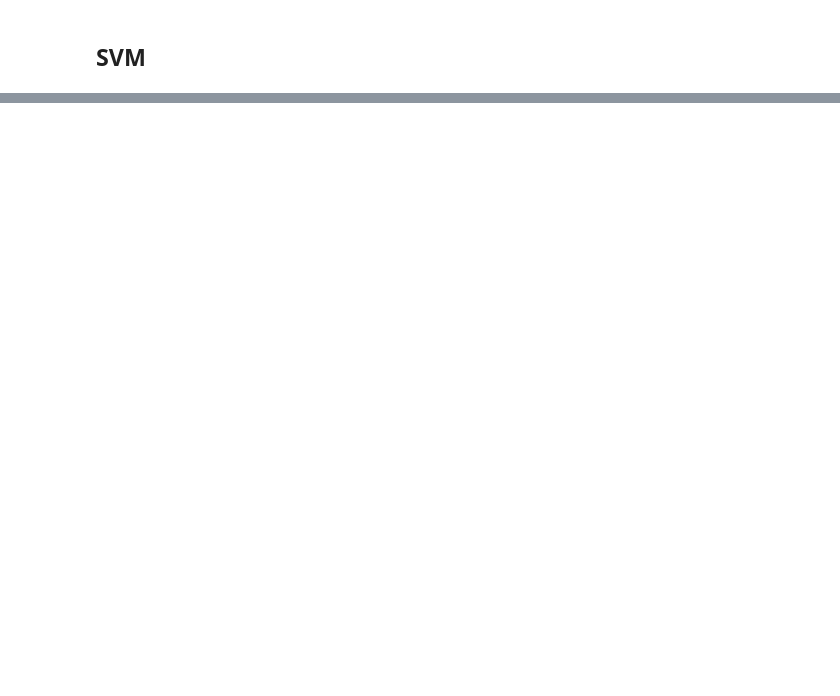
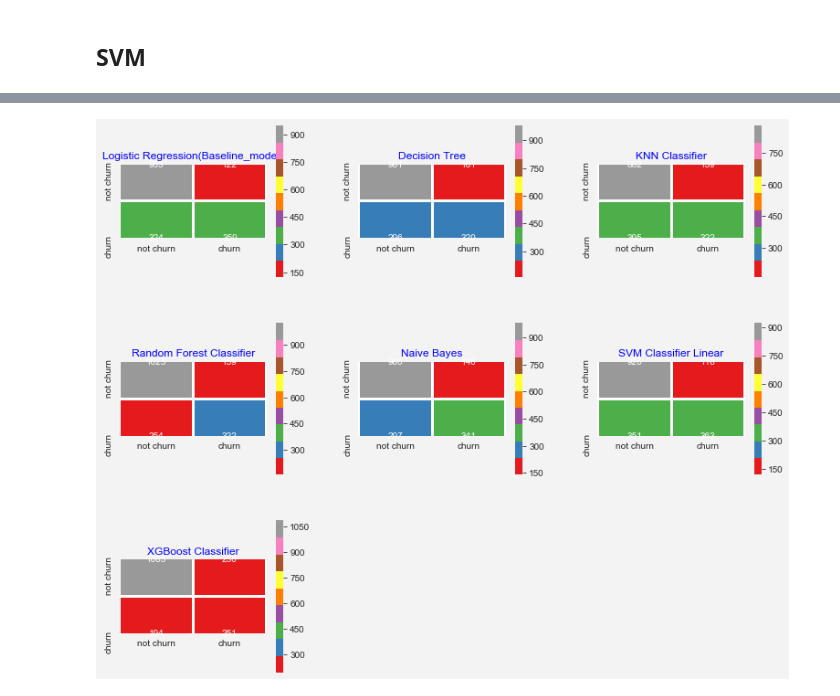
Before and after one commit to GitHub-ccd/Customer_churn_classification_MOD_3, a Jupyter notebook: 4-Model.ipynb, the cells around one changed output, grey strips where cells are left out. Saved outputs shown, nothing was run; the diff lists cells and outputs as text; code cells hidden in the pictures; blank space fills up the shorter version.

Commit message:
model comparison

```diff
--- a/4-Model.ipynb
+++ b/4-Model.ipynb
@@ -425,0 +569,24 @@ weighted avg       0.79      0.70      0.72      1758
+# %%
+lst    = [logit,decision_tree,knn,rfc,
+          gnb,svc_lin,xgc]
+
+length = len(lst)
+
+mods   = ['Logistic Regression(Baseline_model)',
+          'Decision Tree','KNN Classifier','Random Forest Classifier',"Naive Bayes",
+          'SVM Classifier Linear','XGBoost Classifier']
+
+fig = plt.figure(figsize=(13,15))
+fig.set_facecolor("#F3F3F3")
+for i,j,k in itertools.zip_longest(lst,range(length),mods) :
+    plt.subplot(4,3,j+1)
+    predictions = i.predict(X_test)
+    conf_matrix = confusion_matrix(predictions,y_test)
+    sns.heatmap(conf_matrix,annot=True,fmt = "d",square = True,
+                xticklabels=["not churn","churn"],
+                yticklabels=["not churn","churn"],
+                linewidths = 2,linecolor = "w",cmap = "Set1")
+    plt.title(k,color = "b")
+    plt.subplots_adjust(wspace = .3,hspace = .3)
+# %% [output]
+[figure, added]
```
Also changed, not shown: parts of 17 cells of this notebook, 2 other files.
